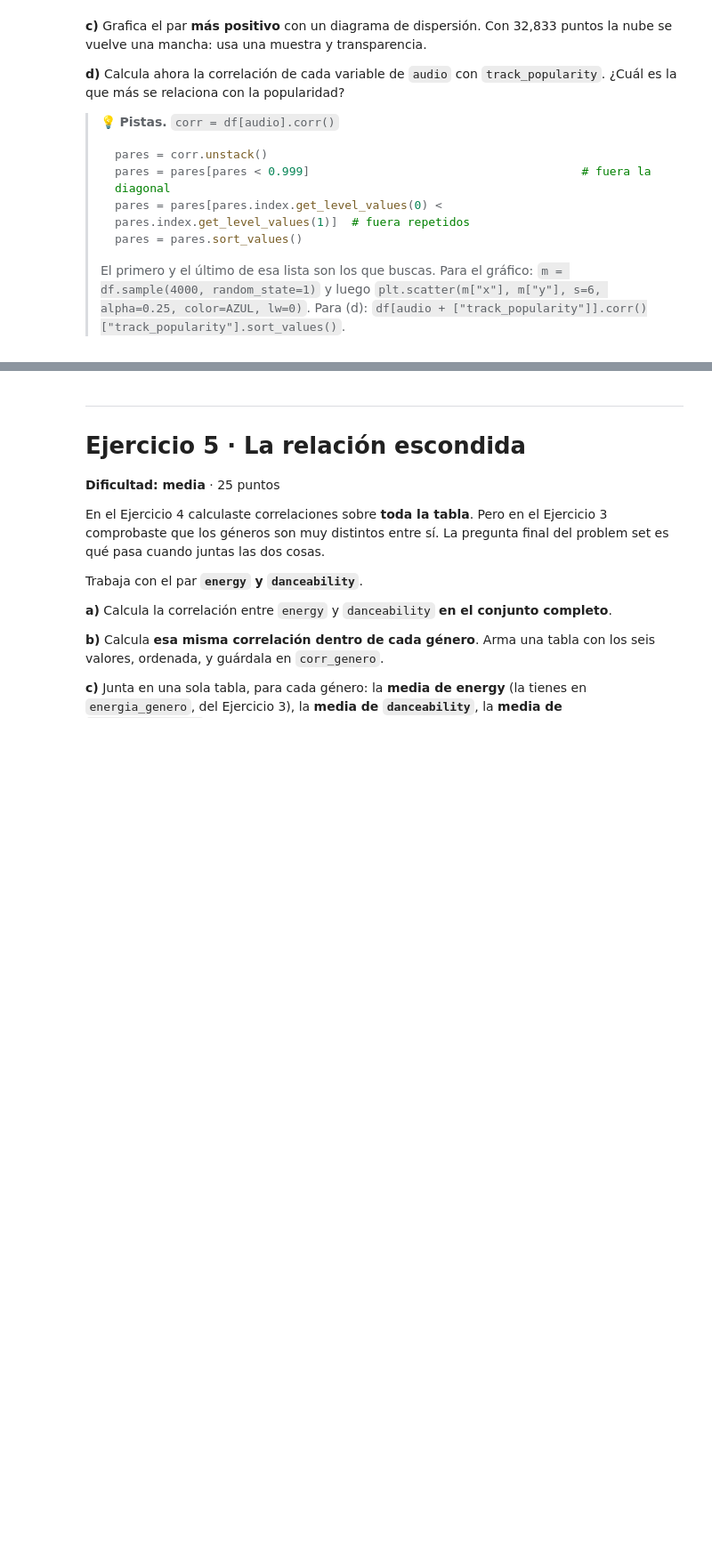
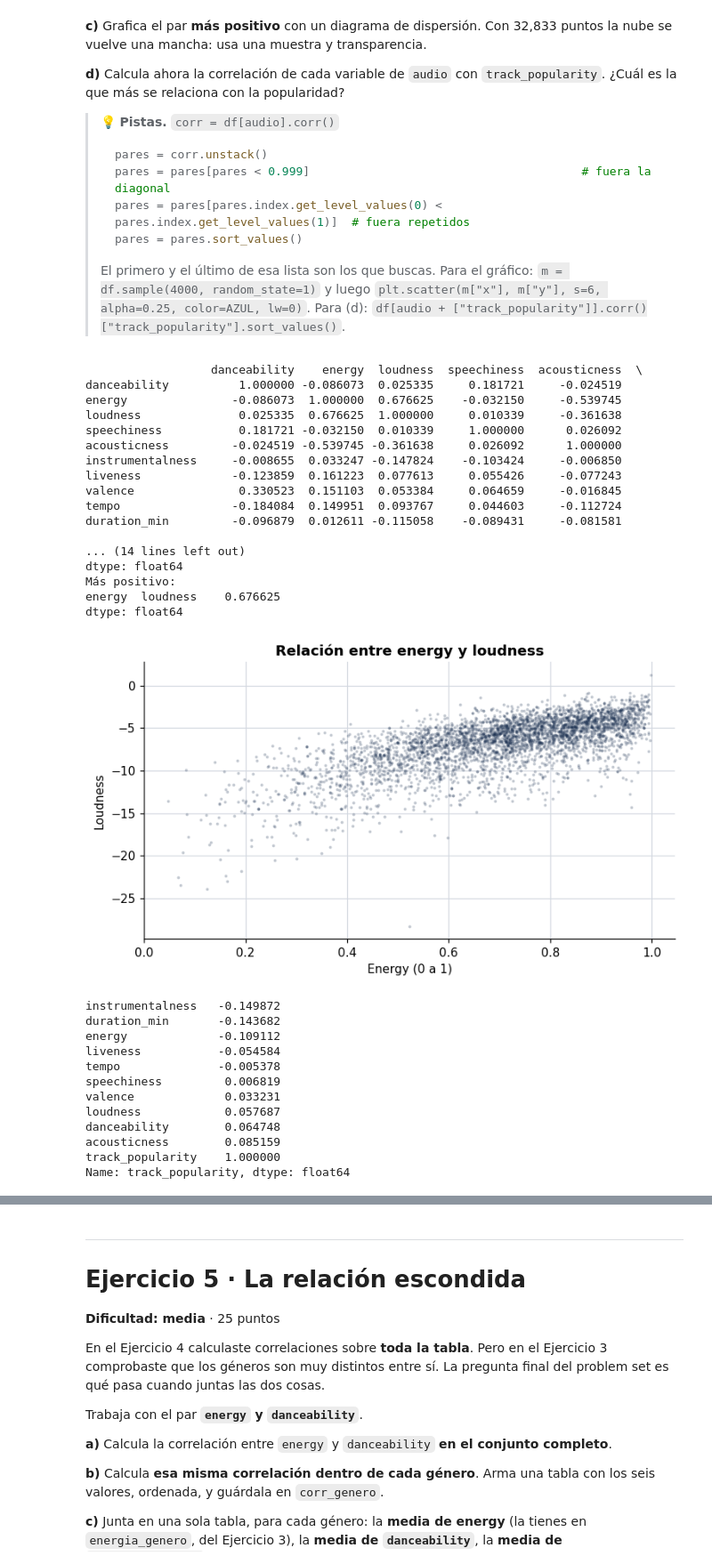
Before and after one commit to Yisus1805/S100-Analitica-Datos-JesusGonzalez, a Jupyter notebook: S100_PS1_Gonzalez.ipynb, the cells around one changed output, grey strips where cells are left out. Shown at 89% size. Cells and saved outputs as stored; diff of their text form; code cells hidden in the pictures; blank space fills up the shorter version.

Commit message:
Ejercicio 4 correlaciones y popularidad

```diff
--- a/S100_PS1_Gonzalez.ipynb
+++ b/S100_PS1_Gonzalez.ipynb
@@ -337,16 +337,68 @@ Con 32,833 puntos la nube se vuelve una mancha: usa una muestra y transparencia.
 > Para (d): `df[audio + ["track_popularity"]].corr()["track_popularity"].sort_values()`.
 # %%
 # a) Matriz de correlación
-corr = ...
+corr = df[audio].corr()
+print(corr)
 
 
 # b) Lista de pares ordenada: el más positivo y el más negativo
+pares = corr.unstack()
+pares = pares[pares < 0.999]
+pares = pares[pares.index.get_level_values(0) < pares.index.get_level_values(1)]
+pares = pares.sort_values()
+
+print("Cantidad de pares:", len(pares))
+print("Más negativo:")
+print(pares.head(1))
+
+print("Más positivo:")
+print(pares.tail(1))
 
 
 # c) Diagrama de dispersión del par más positivo
+m = df.sample(4000, random_state=1)
+
+plt.scatter(m["energy"], m["loudness"], s=6, alpha=0.25, color=AZUL, lw=0)
+plt.xlabel("Energy (0 a 1)")
+plt.ylabel("Loudness")
+plt.title("Relación entre energy y loudness")
+plt.show()
 
 
 # d) Correlación de cada variable de audio con track_popularity
+popularidad = df[audio + ["track_popularity"]].corr()["track_popularity"].sort_values()
+print(popularidad)
+# %% [output]
+                  danceability    energy  loudness  speechiness  acousticness  \
+danceability          1.000000 -0.086073  0.025335     0.181721     -0.024519
+energy               -0.086073  1.000000  0.676625    -0.032150     -0.539745
+loudness              0.025335  0.676625  1.000000     0.010339     -0.361638
+speechiness           0.181721 -0.032150  0.010339     1.000000      0.026092
+acousticness         -0.024519 -0.539745 -0.361638     0.026092      1.000000
+instrumentalness     -0.008655  0.033247 -0.147824    -0.103424     -0.006850
+liveness             -0.123859  0.161223  0.077613     0.055426     -0.077243
+valence               0.330523  0.151103  0.053384     0.064659     -0.016845
+tempo                -0.184084  0.149951  0.093767     0.044603     -0.112724
+duration_min         -0.096879  0.012611 -0.115058    -0.089431     -0.081581
+
+... (14 lines left out)
+dtype: float64
+Más positivo:
+energy  loudness    0.676625
+dtype: float64
+[figure, added]
+instrumentalness   -0.149872
+duration_min       -0.143682
+energy             -0.109112
+liveness           -0.054584
+tempo              -0.005378
+speechiness         0.006819
+valence             0.033231
+loudness            0.057687
+danceability        0.064748
+acousticness        0.085159
+track_popularity    1.000000
+Name: track_popularity, dtype: float64
 # %% [markdown]
 ### 📝 Tu respuesta — Ejercicio 4
 
```
Also changed, not shown: parts of 1 cell of this notebook.
